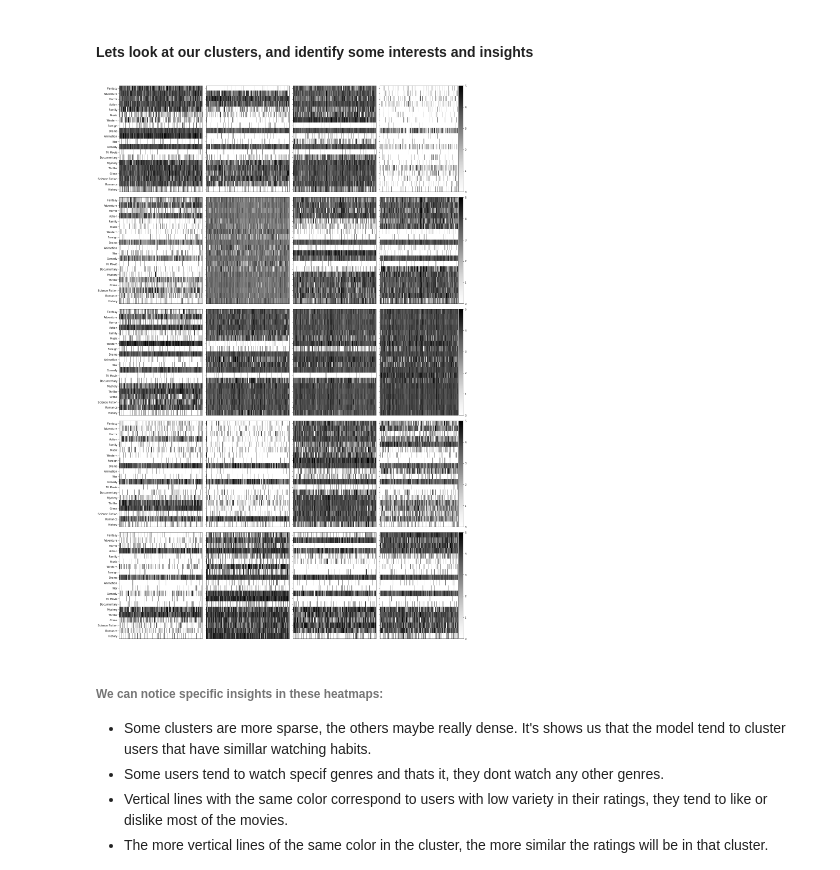
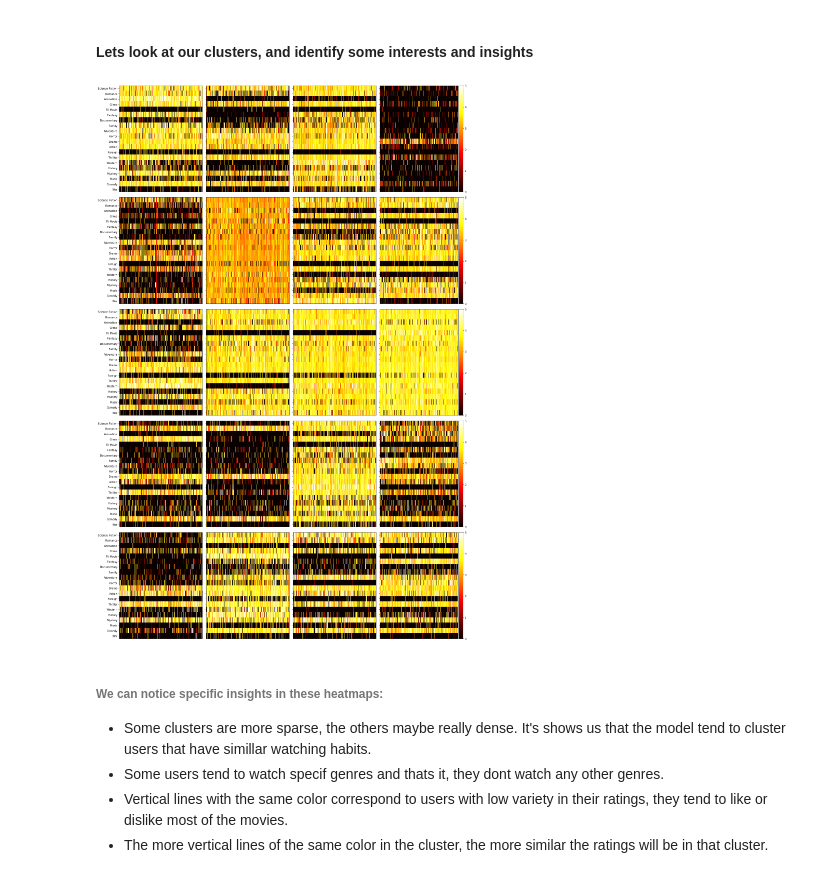
Before and after one commit to ronka/movie-recommendation-notebook, a Jupyter notebook: final_project.ipynb, the cells around one changed output. Saved outputs shown, nothing was run; the diff lists cells and outputs as text; code cells hidden in the pictures.

```diff
--- a/final_project.ipynb
+++ b/final_project.ipynb
@@ -361,10 +361,13 @@ In the following example, we will find out the optimal spec a movie need to have
 
 Using [median of medians](https://en.wikipedia.org/wiki/Median_of_medians)(The median of medians is a simple approximate selection algorithm) to find the optimal runtime and counting how many movies released in each genre we will produce the optimal formula for a movie.
 # %%
-movies_earn_df = movies_df[(movies_df['revenue'] > 10**3) & (movies_df['budget'] > 10**3) & (movies_df['recommended'] == 'True') ].copy()
+movies_earn_df = movies_df[ \
+    ( movies_df['revenue'] > 10**3) & (movies_df['budget'] > 10**3) & (movies_df['recommended'] == 'True') \
+    ].copy()
 
 movies_earn_df['r/b'] = movies_earn_df.apply(lambda x: (x['revenue'] / x['budget']),axis=1)
 movies_earn_df.sort_values(by=['r/b'],ascending=False,inplace=True)
+movies_earn_df.reset_index(inplace=True)
 movies_earn_df = movies_earn_df.head(1000)
 
 runtime_opt_range = {
@@ -385,19 +388,29 @@ axes = fig.add_subplot()
 for genre in genres_list:
     # find size of movies in a genre per year
     genres_count[genre] = movies_earn_df[movies_earn_df[genre] == 1].groupby('release_year').size()
-    # caculate avarage popularity for each genre and year
+    # caculate median popularity for each genre and year
     genre_pop = movies_earn_df[movies_earn_df[genre] == 1].groupby('release_year') \
-        ['popularity'].sum()
+        ['popularity'].median()
     axes.scatter(x=genre_pop.index, y=genre_pop.values, label=genre,)
 
 genres_count.fillna(0,inplace=True)
 genres_popularity_sum.fillna(0,inplace=True)
 
-
 print('\nThe top profitble genres are:')
 print(*genres_count.max().sort_values(ascending=False).head().index, sep = ", ")
 
-print('\nTop profitble & recommended movies popularity scatter over the years:')
+#print(movies_earn_df.iloc[movies_earn_df[movies_earn_df['Mystery'] == 1]['popularity'].idxmax()])
+#print(movies_earn_df.iloc[movies_earn_df[movies_earn_df['Fantasy'] == 1]['popularity'].idxmax()])
+
+popularity_range = {
+    'min': int(movies_earn_df[ movies_earn_df['popularity'].median() > movies_earn_df['popularity'] ]['popularity'].median()),
+    'max': int(movies_earn_df[ movies_earn_df['popularity'].median() < movies_earn_df['popularity'] ]['popularity'].median())
+}
+
+print('\nPopularity of those films is between {} to {}'.format(popularity_range['min'], popularity_range['max']))
+print('While the popularity median of all movies is {:.2f}, with max value being {:.2f} and the standard deviation is {:.2f}'.format(movies_df['popularity'].median(),movies_df['popularity'].max(),movies_df['popularity'].std()) )
+
+print('\nGenres median popularity scatter over the years:')
 plt.legend();
 plt.show()
 # %% [output]
@@ -559,34 +584,33 @@ clustered.set_index("User",inplace=True)
 # %% [markdown]
 #### Lets look at our clusters, and identify some interests and insights
 # %%
-fig, axes = plt.subplots(figsize=(20,30),sharey=True)
+fig, axes = plt.subplots(figsize=(20,30))
 
 for i in range(1,21):
     ax = plt.subplot(5,4,i)
     data = clustered[clustered['group']==(i-1)].copy().drop(columns=['group'])
-    heatmap = ax.imshow(data.transpose(), vmin=0, vmax=5, aspect='auto', cmap='Greys')
+    heatmap = ax.imshow(data.transpose(), vmin=0, vmax=5, aspect='auto', cmap='hot')
 
     ax.set_xticks([])
     ax.set_yticks(np.arange(data.shape[1]))
 
     ax.set_yticklabels([])
     plt.setp(ax.get_xticklabels(), rotation=90)
 
     if( i%4==1 ):
         ax.set_yticklabels(data.columns, minor=False)
 
     if( i%4==0 ):
         divider = make_axes_locatable(ax)
         cax = divider.append_axes("right", size="5%", pad=0.05)
-
-    # Color bar
-    cbar = fig.colorbar(heatmap, ticks=[5, 4, 3, 2, 1, 0], cax=cax)
-    cbar.ax.set_xticklabels(['5 stars', '4 stars','3 stars','2 stars','1 stars','no rating'])
+        # Color bar
+        cbar = fig.colorbar(heatmap, ticks=[5, 4, 3, 2, 1, 0], cax=cax)
+        cbar.ax.set_xticklabels(['5 stars', '4 stars','3 stars','2 stars','1 stars','no rating'])
 
 plt.tight_layout()
 plt.show()
 # %% [output]
-[figure, old version]
+[figure, new version]
 # %% [markdown]
 ###### We can notice specific insights in these heatmaps:
 
```
Also changed, not shown: parts of 21 cells of this notebook.
